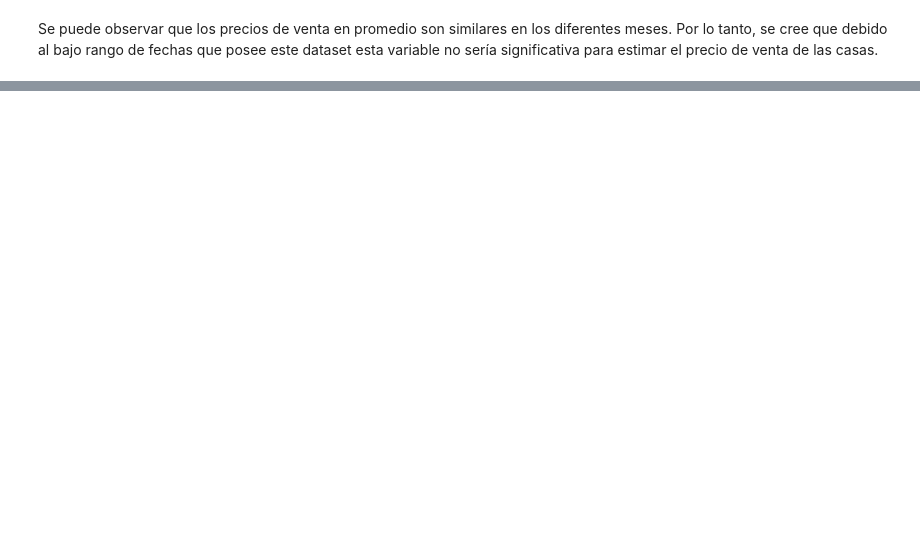
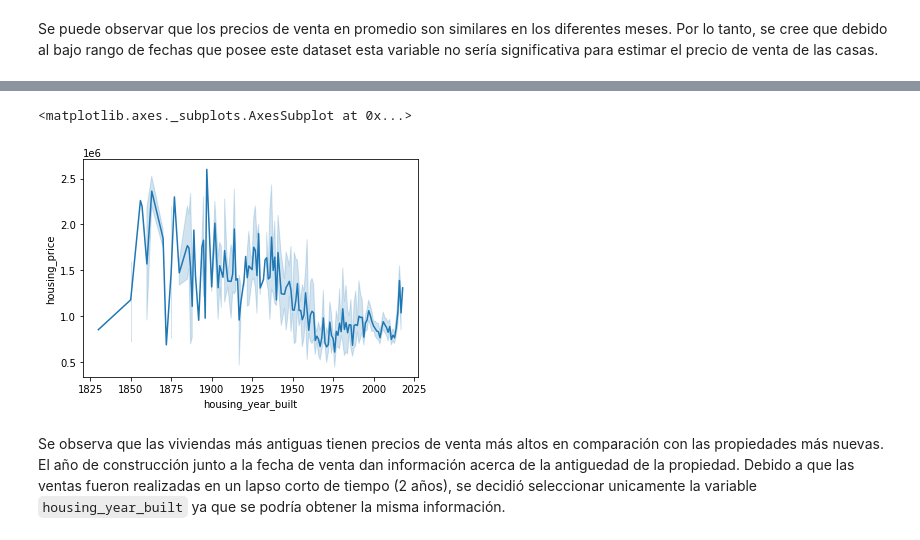
Before and after one commit to benjaminocampo/DataCuration, a Jupyter notebook: notebooks/exploration/melbourne_exploration.ipynb, the cells around one changed output, grey strips where cells are left out. Cells and saved outputs as stored; diff of their text form; code cells hidden in the pictures; blank space fills up the shorter version.

Commit message:
add variables housing_year_built

```diff
--- a/notebooks/exploration/melbourne_exploration.ipynb
+++ b/notebooks/exploration/melbourne_exploration.ipynb
@@ -935,0 +951,3 @@ Se puede observar que los precios de venta en promedio son similares en los dife
+# %%
+melb_housing_df=melb_housing_df[melb_housing_df['housing_year_built']>1800]
+melb_housing_df['housing_year_built'].describe()
@@ -935,0 +964,8 @@ Se puede observar que los precios de venta en promedio son similares en los dife
+# %%
+seaborn.lineplot(data=melb_housing_df, x="housing_year_built", y='housing_price')
+# %% [output]
+<matplotlib.axes._subplots.AxesSubplot at 0x...>
+[figure, added]
+# %% [markdown]
+Se observa que las viviendas más antiguas tienen precios de venta más altos en comparación con las propiedades más nuevas.
+El año de construcción junto a la fecha de venta dan información acerca de la antiguedad de la propiedad. Debido a que las ventas fueron realizadas en un lapso corto de tiempo (2 años), se decidió seleccionar unicamente la variable `housing_year_built` ya que se podría obtener la misma información.
```
Also changed, not shown: parts of 11 cells of this notebook.
